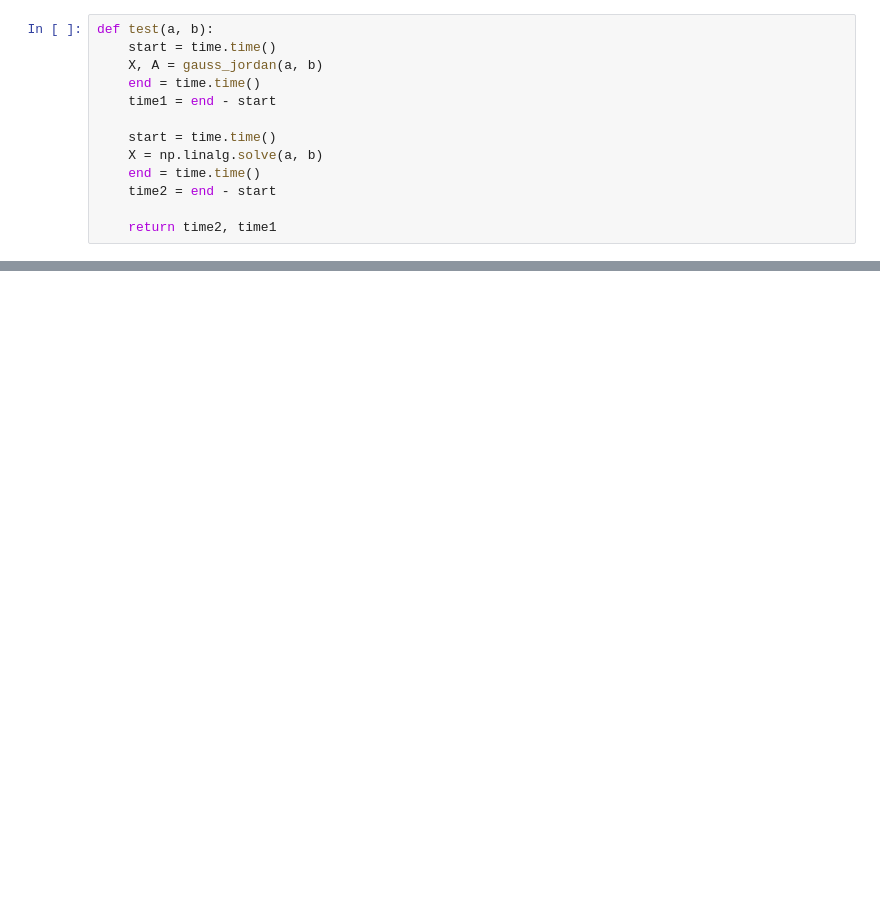
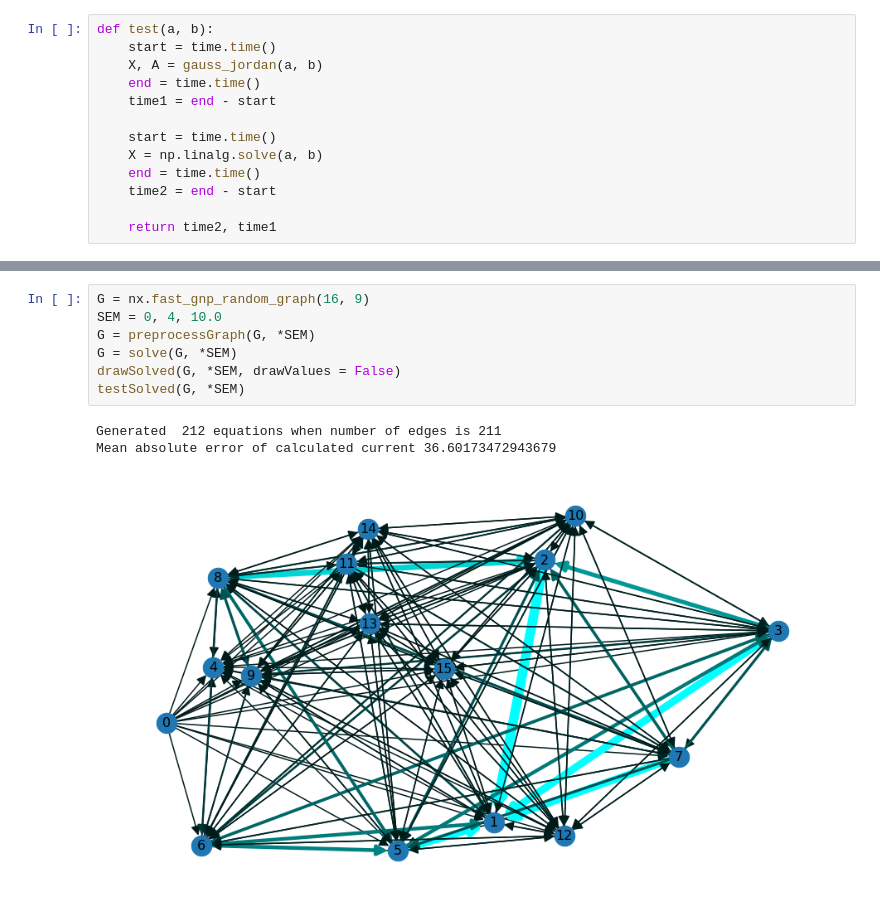
Before and after one commit to Petroniuss/Numerical-Algorithms, a Jupyter notebook: lab2/code.ipynb, the cells around one changed output, grey strips where cells are left out. Drawn from its saved outputs; the diff is of its cells as text; blank space fills up the shorter version.

```diff
--- a/lab2/code.ipynb
+++ b/lab2/code.ipynb
@@ -344,0 +532,11 @@ luDecomposition([[2, -1, -2],
+# %%
+G = nx.fast_gnp_random_graph(16, 9)
+SEM = 0, 4, 10.0
+G = preprocessGraph(G, *SEM)
+G = solve(G, *SEM)
+drawSolved(G, *SEM, drawValues = False)
+testSolved(G, *SEM)
+# %% [output]
+Generated  212 equations when number of edges is 211
+Mean absolute error of calculated current 36.60173472943679
+[figure, added]
```
Also changed, not shown: parts of 26 cells of this notebook, 5 other files.
